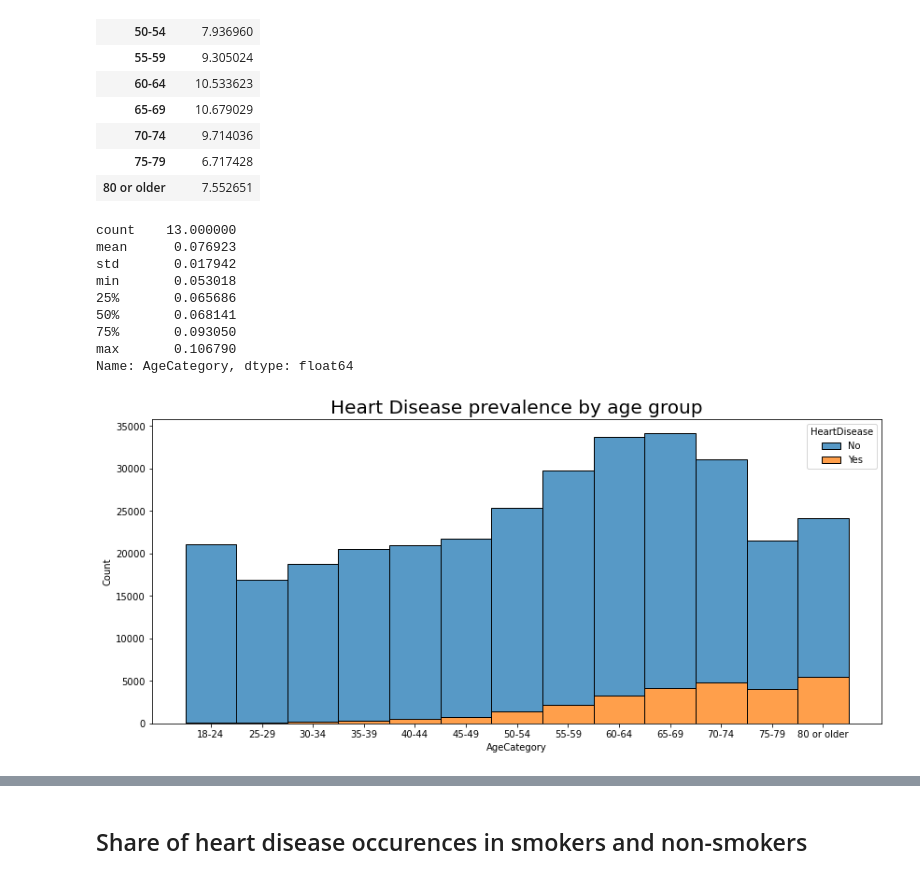
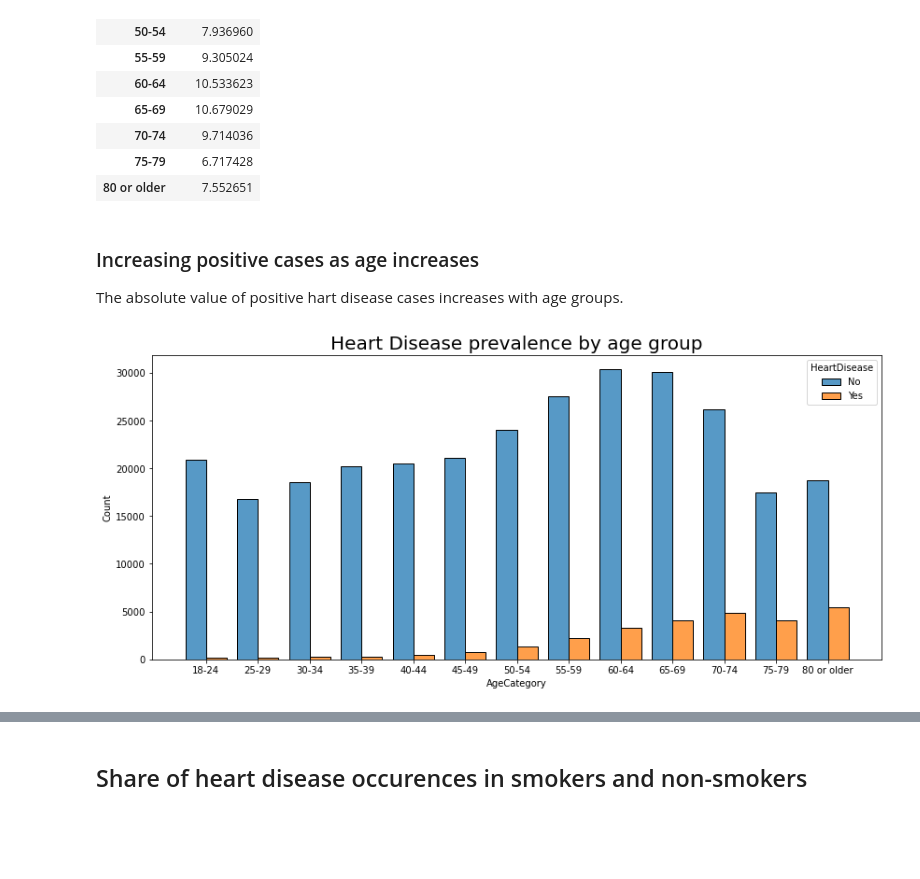
Before and after one commit to arthurto/HeartDisease_Data_Analysis, a Jupyter notebook: Analysis.ipynb, the cells around one changed output, grey strips where cells are left out. Drawn from its saved outputs; the diff is of its cells as text; code cells hidden in the pictures; blank space fills up the shorter version.

```diff
--- a/Analysis.ipynb
+++ b/Analysis.ipynb
@@ -117,25 +106,17 @@ pd.DataFrame(data.AgeCategory.value_counts(normalize = True).sort_index()*100)
 | 70-74 | 9.714036 |
 | 75-79 | 6.717428 |
 | 80 or older | 7.552651 |
-# %%
-data.AgeCategory.value_counts(normalize = True).sort_index().describe()
-# %% [output]
-count    13.000000
-mean      0.076923
-std       0.017942
-min       0.053018
-25%       0.065686
-50%       0.068141
-75%       0.093050
-max       0.106790
-Name: AgeCategory, dtype: float64
+# %% [markdown]
+### Increasing positive cases as age increases
+
+The absolute value of positive hart disease cases increases with age groups.
 # %%
 fig  = plt.figure(figsize=(14,6))
 sns.histplot(data = data.sort_values('AgeCategory'),
             x = 'AgeCategory', hue= 'HeartDisease',
-            multiple="stack",stat='count')
+            multiple="dodge",stat='count', shrink=0.8)
 
 plt.title('Heart Disease prevalence by age group',fontsize = 20)
 plt.show()
 # %% [output]
-[figure, old version]
+[figure, new version]
```
Also changed, not shown: parts of 12 cells of this notebook.
